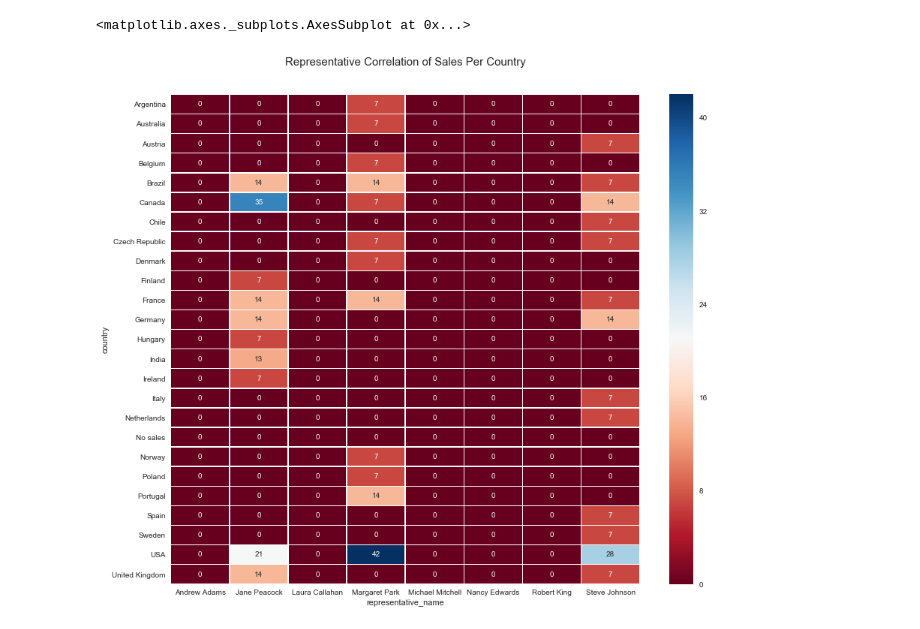
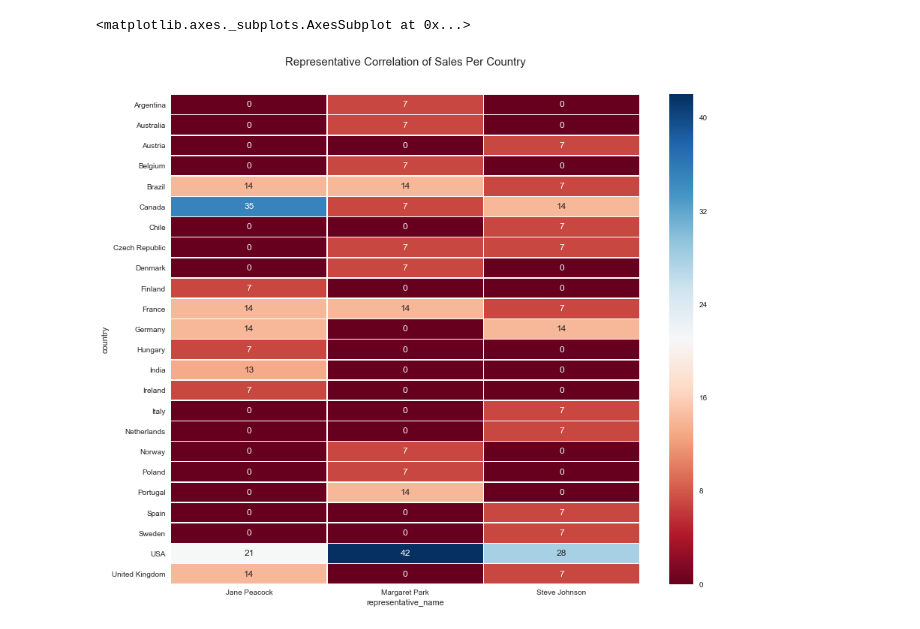
Before and after one commit to wfercosta/udacity-fdci-ii, a Jupyter notebook: FDSII - SQL Projeto - Loja Musica.ipynb, the cells around one changed output. Saved outputs shown, nothing was run; the diff lists cells and outputs as text; code cells hidden in the pictures.

Commit message:
Adiciona uma nova visualização

```diff
--- a/FDSII - SQL Projeto - Loja Musica.ipynb
+++ b/FDSII - SQL Projeto - Loja Musica.ipynb
@@ -37,25 +37,26 @@ sns.heatmap(pivot, annot=True, fmt="g", linewidths=.5, cmap=colormap)
 # %%
 sql = (
-'SELECT '
-    'coalesce(C.Country, \'No sales\') as country, '
-    'E.FirstName || \' \' || E.LastName AS representative_name, '
-    'count(I.InvoiceId) as qty '
-'FROM Employee e '
-'LEFT JOIN Customer C ON e.EmployeeId = C.SupportRepId '
-'LEFT JOIN Invoice I ON C.CustomerId = I.CustomerId '
-'GROUP BY 1, 2 '
-'ORDER BY 1, 2, 3 DESC'
+    'SELECT '
+        'coalesce(C.Country, \'No sales\') as country, '
+        'E.FirstName || \' \' || E.LastName AS representative_name, '
+        'count(I.InvoiceId) as qty '
+    'FROM Employee e '
+    'LEFT JOIN Customer C ON e.EmployeeId = C.SupportRepId '
+    'LEFT JOIN Invoice I ON C.CustomerId = I.CustomerId '
+    'WHERE e.Title = \'Sales Support Agent\' '
+    'GROUP BY 1, 2 '
+    'ORDER BY 1, 2, 3 DESC'
 )
 
 df = pd.read_sql_query(sql, conn)
 
 pivot = df.pivot(index='country', columns='representative_name', values='qty')
 pivot.fillna(0, inplace=True)
 
 colormap = plt.cm.RdBu
 plt.figure(figsize=(14,12))
 plt.title('Representative Correlation of Sales Per Country', y=1.05, size=15)
 sns.heatmap(pivot, annot=True, fmt="g", linewidths=.5, cmap=colormap)
 # %% [output]
 <matplotlib.axes._subplots.AxesSubplot at 0x...>
-[figure, old version]
+[figure, new version]
```
Also changed, not shown: parts of 2 cells of this notebook.
